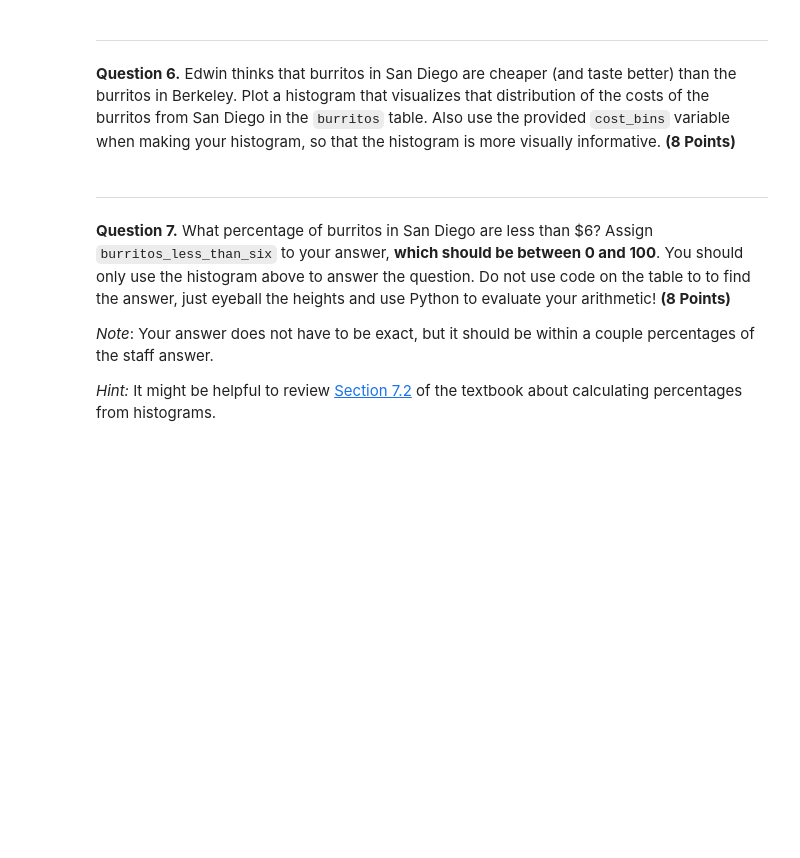
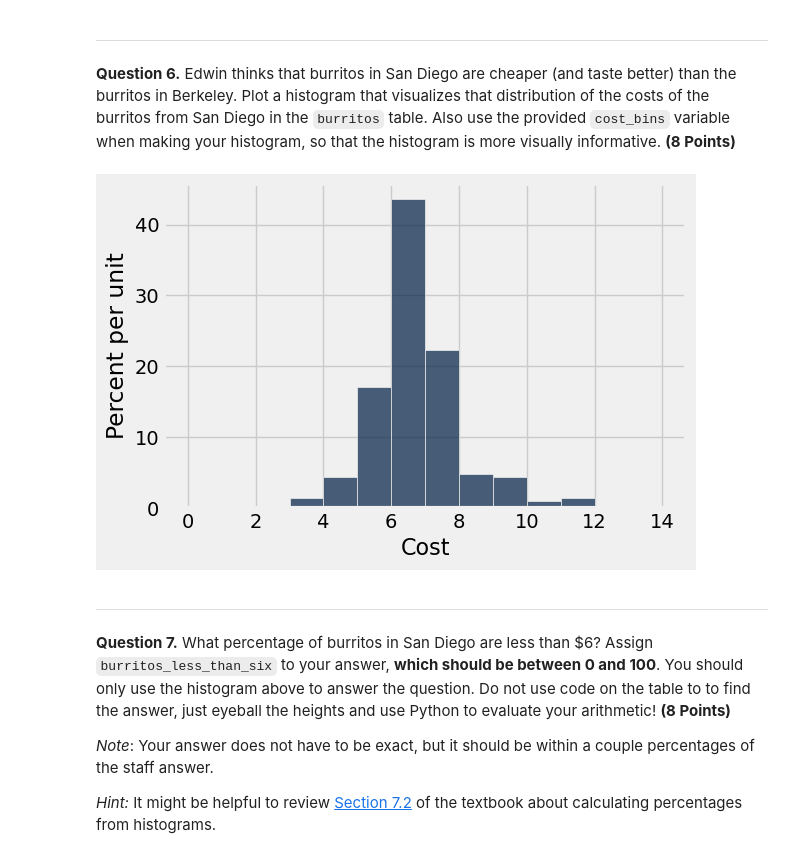
Before and after one commit to hnahtneyugn/materials-fa24, a Jupyter notebook: hw/hw04/hw04.ipynb, the cells around one changed output. Drawn from its saved outputs; the diff is of its cells as text; code cells hidden in the pictures; blank space fills up the shorter version.

```diff
--- a/hw/hw04/hw04.ipynb
+++ b/hw/hw04/hw04.ipynb
@@ -203,7 +205,9 @@ grader.check("q1_5")
 # %%
 cost_bins = np.arange(0, 15, 1) # Do not change this line
 # Please also use the provided bins
-...
+burritos.hist("Cost", bins=cost_bins)
+# %% [output]
+[figure, added]
 # %% [markdown]
 <!-- END QUESTION -->
 
```
Also changed, not shown: parts of 19 cells of this notebook, 11 other files.
